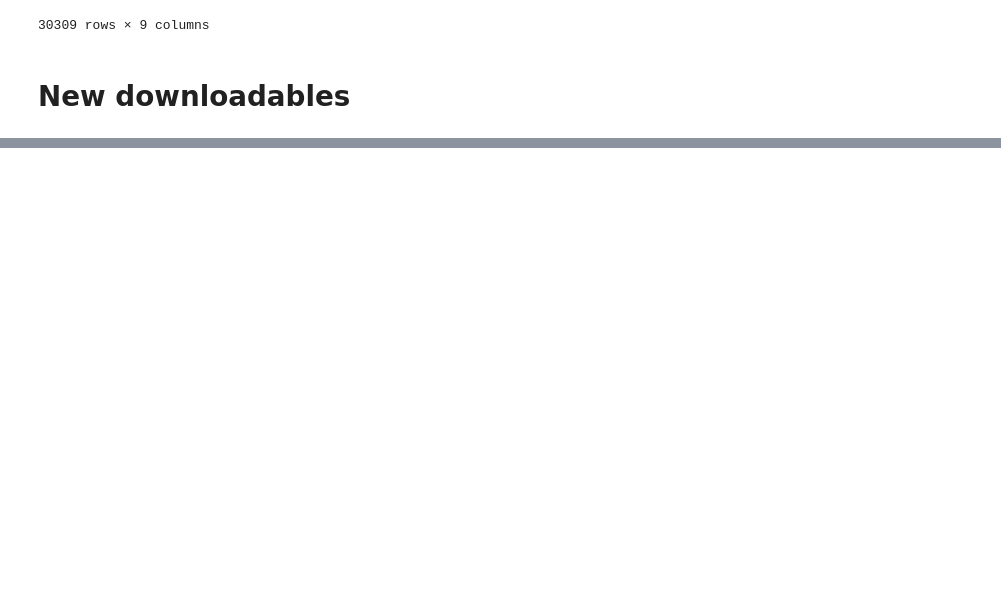
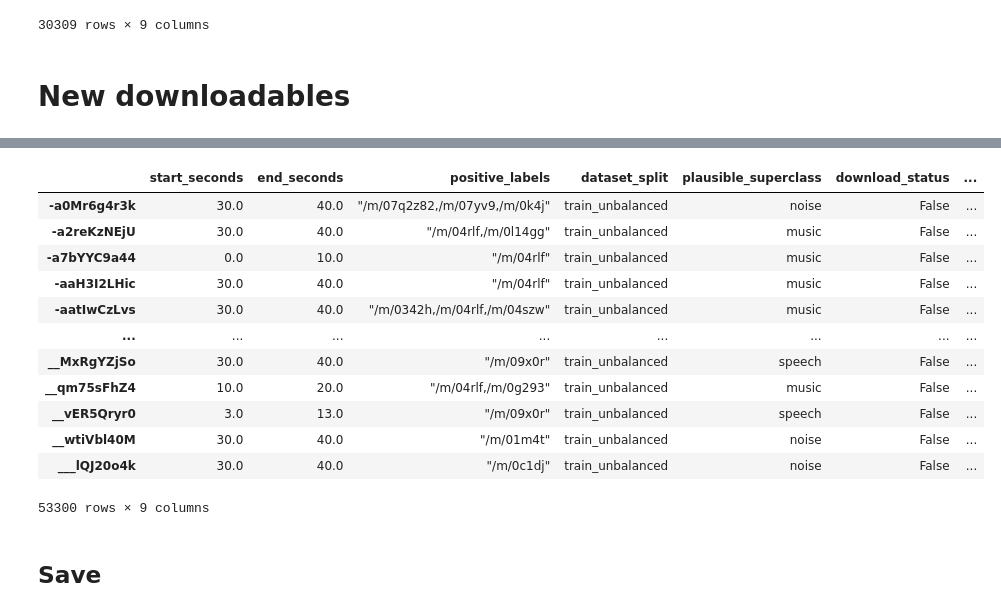
Before and after one commit to shamim-hussain/audioset_speech_music_noise, a Jupyter notebook: audioset.ipynb, the cells around one changed output, grey strips where cells are left out. Drawn from its saved outputs; the diff is of its cells as text; code cells hidden in the pictures; blank space fills up the shorter version.

```diff
--- a/audioset.ipynb
+++ b/audioset.ipynb
@@ -1129,0 +1110,2 @@ False
+# %%
+df_down['source_path'] = new_downloads
@@ -1129,0 +1127,17 @@ False
+# %%
+df_down['destination_path'] = df_down.apply(lambda x: str(destination_path/x.check_status/x.dataset_split/x.plausible_superclass/x.name)+'.wav',axis=1)
+df_down
+# %% [output]
+|  | start_seconds | end_seconds | positive_labels | dataset_split | plausible_superclass | download_status | ... |
+| -a0Mr6g4r3k | 30.0 | 40.0 | "/m/07q2z82,/m/07yv9,/m/0k4j" | train_unbalanced | noise | False | ... |
+| -a2reKzNEjU | 30.0 | 40.0 | "/m/04rlf,/m/0l14gg" | train_unbalanced | music | False | ... |
+| -a7bYYC9a44 | 0.0 | 10.0 | "/m/04rlf" | train_unbalanced | music | False | ... |
+| -aaH3I2LHic | 30.0 | 40.0 | "/m/04rlf" | train_unbalanced | music | False | ... |
+| -aatIwCzLvs | 30.0 | 40.0 | "/m/0342h,/m/04rlf,/m/04szw" | train_unbalanced | music | False | ... |
+| ... | ... | ... | ... | ... | ... | ... | ... |
+| __MxRgYZjSo | 30.0 | 40.0 | "/m/09x0r" | train_unbalanced | speech | False | ... |
+| __qm75sFhZ4 | 10.0 | 20.0 | "/m/04rlf,/m/0g293" | train_unbalanced | music | False | ... |
+| __vER5Qryr0 | 3.0 | 13.0 | "/m/09x0r" | train_unbalanced | speech | False | ... |
+| __wtiVbl40M | 30.0 | 40.0 | "/m/01m4t" | train_unbalanced | noise | False | ... |
+| ___lQJ20o4k | 30.0 | 40.0 | "/m/0c1dj" | train_unbalanced | noise | False | ... |
+53300 rows × 9 columns
@@ -1129,0 +1152,2 @@ False
+# %% [markdown]
+## Save
```
Also changed, not shown: parts of 22 cells of this notebook, 2 other files.
